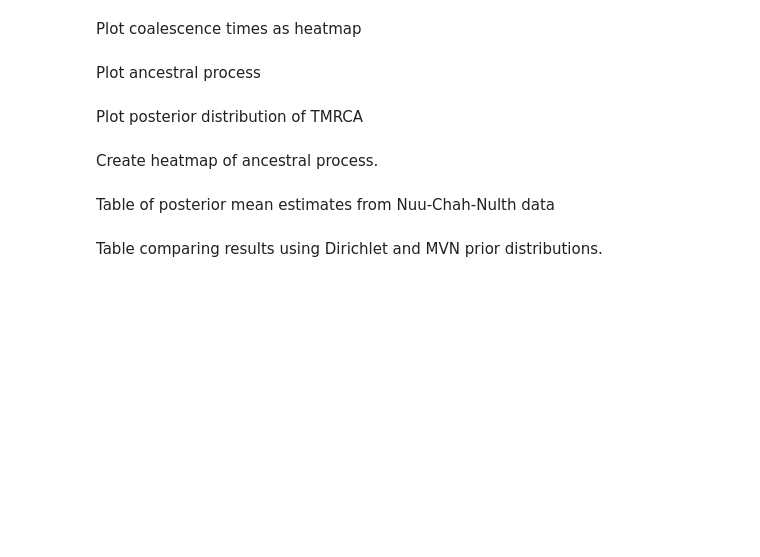
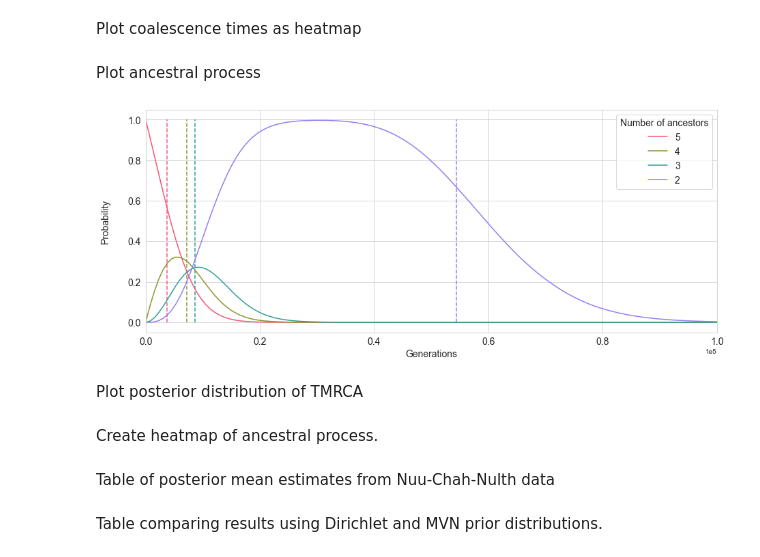
Before and after one commit to helmutsimon/bayescoalescentest, a Jupyter notebook: plots_and_tables/plots and tables.ipynb, the cells around one changed output. Drawn from its saved outputs; the diff is of its cells as text; code cells hidden in the pictures; blank space fills up the shorter version.

```diff
--- a/plots_and_tables/plots and tables.ipynb
+++ b/plots_and_tables/plots and tables.ipynb
@@ -23,15 +23,15 @@ path = "/Users/helmutsimon/Google Drive/Genetics/bayes_coalescent_est/data"
 if not os.getcwd() == path:
     os.chdir(path)
 
-job_no = 'sp020'
+job_no = 'sp022'
 file_path = 'tree_simulations_' + job_no
 
 with gzip.open(file_path, 'rb') as results:
     results = pickle.load(results)
-sfs, true_branch_lengths, empirical_prior, mu, sd = results[:5]
+sfs, true_branch_lengths = results[:2]
 print(sfs)
 
-job_no = 'rbm_sp020'
+#job_no = 'rbm_sp020'
 
 fname = 'branch_vars_' + job_no + '.pklz'
 with gzip.open(fname, 'rb') as brvars:
@@ -39,6 +39,10 @@ with gzip.open(fname, 'rb') as brvars:
 
 print(brvars.shape)
 n = brvars.shape[0] + 1
+branches_rev = np.flipud(brvars)
+coal_times = np.cumsum(branches_rev, axis=0)
+true_coal_times =  np.cumsum(true_branch_lengths[::-1])
+#true_coal_times = None
 
 ttl = np.sum(np.arange(2, n + 1) * true_branch_lengths)
 print(ttl)
@@ -64,12 +68,8 @@ print(np.std(brvars, axis=1))
 # %% [markdown]
 Plot coalescence times as line plots
 # %%
-branches_rev = np.flipud(brvars)
-coal_times = np.cumsum(branches_rev, axis=0)
-true_coal_times =  np.cumsum(true_branch_lengths[::-1])
-#true_coal_times = None
 length = 1e3
-mrate = 5e-9
+mrate = 2e-7
 seq_mutation_rate = length * mrate
 n_seq = np.arange(1, n)
 thom = np.sum(sfs * n_seq) / (n * seq_mutation_rate)
@@ -80,7 +80,7 @@ properties['Title'] = 'Posterior distribution of coalescence times.'
 properties['Subject'] = 'Datafile: ' + fname
 labels = np.arange(1, n)
 fig = print_pds(pdfname, coal_times, labels, truevalues=true_coal_times, properties=properties,\
-                         savepdf=True, thom=thom, xlim=6e6, ylim=3e-6)
+                         savepdf=True, thom=thom , xlim=1e5, ylim=2.5e-4)
 plt.show()
 print(thom)
 print(np.sqrt(var_thom))
@@ -108,7 +100,7 @@ tmrca_est = np.sum(np.mean(brvars, axis=1))
 print('Est. TMRCA  = '.ljust(35), tmrca_est)
 
 ntimes = 1000
-tlim = 1000
+tlim = 1.2e5
 xstep = 20
 branches_rev = np.flipud(brvars)
 coal_times = np.cumsum(branches_rev, axis=0)
@@ -154,29 +146,35 @@ plt.show()
 Plot ancestral process
 # %%
 ntimes = 200
-tlim = 1e5
+tlim = 1.5e5
 x_values = np.linspace(0, tlim, num=ntimes)
 
-#a_proc = ancestral_process(brvars, ntimes, tlim)
+a_proc = ancestral_process(brvars, ntimes, tlim)
 sns.set_style("whitegrid")
 cols = sns.husl_palette(n_colors=n - 1, s=0.9, l=0.6)
 labels = np.arange(n, 1, -1)
 pdfname = 'anc_fig_' + job_no + '.pdf'
 properties['Title'] = 'Ancestral process.'
 with PdfPages(pdfname) as pdf:
     fig = plt.figure(figsize=(15, 6))
     for row, col, label in zip(a_proc, cols, labels):
         sns.lineplot(x=x_values, y=row, color=col, label=label)
-    plt.xlabel('Generations')
-    plt.ylabel('Probability')
+    plt.xlabel('Generations', fontsize=14)
+    plt.ylabel('Probability', fontsize=14, labelpad=25)
+    plt.xticks(fontsize=14)
+    plt.yticks(fontsize=14)
+    plt.ticklabel_format(axis='x', style='sci', scilimits=(0,0))
+    plt.ticklabel_format(axis='y', style='sci', scilimits=(0,0))
     plt.xlim([0, 1e5])
-    plt.legend()
+    plt.legend(title='Number of ancestors', title_fontsize=14, fontsize=14)
     plt.vlines(true_coal_times, 0, 1, colors=cols, linestyles='dashed')
     d = pdf.infodict()
     for key in properties:
         d[key] = properties[key]
     pdf.savefig(fig, bbox_inches='tight')
 plt.show()
+# %% [output]
+[figure, added]
 # %% [markdown]
 Plot posterior distribution of TMRCA
 # %%
```
Also changed, not shown: parts of 2 cells of this notebook.
